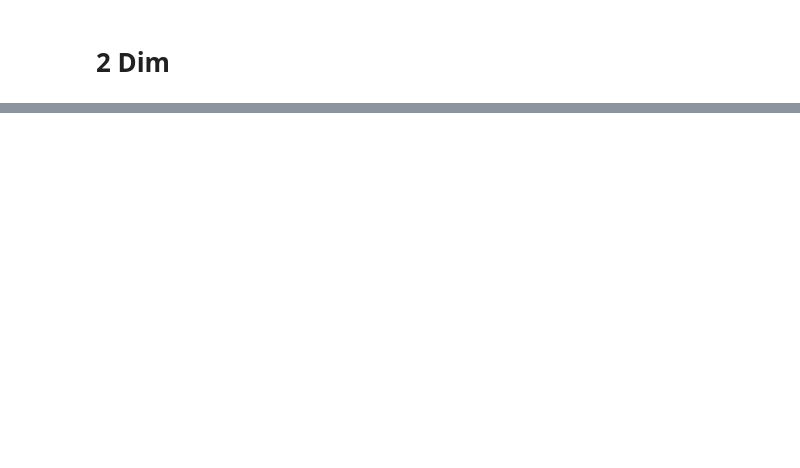
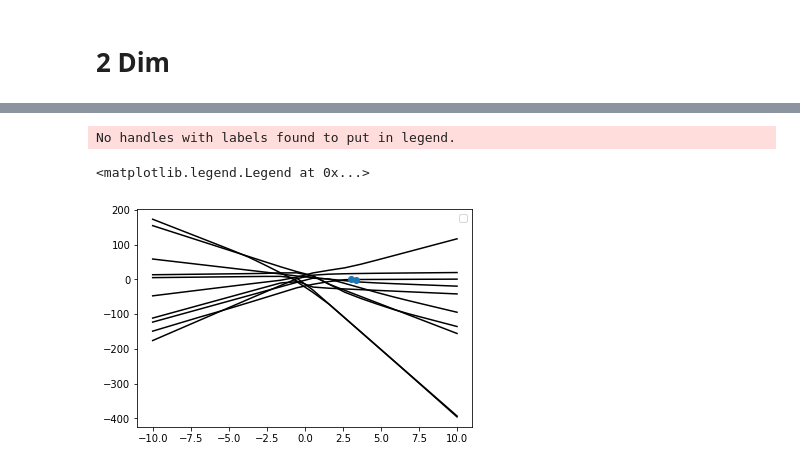
Before and after one commit to lollcat/FAB-2021, a Jupyter notebook: Notebooks/BNNs.ipynb, the cells around one changed output, grey strips where cells are left out. Drawn from its saved outputs; the diff is of its cells as text; code cells hidden in the pictures; blank space fills up the shorter version.

```diff
--- a/Notebooks/BNNs.ipynb
+++ b/Notebooks/BNNs.ipynb
@@ -53,0 +111,17 @@ for _ in range(5):
+# %%
+samples = 10
+samples_w = learnt_sampler.sample((samples,)).detach()
+# %%
+target.set_model_parameters(samples_w)
+# %%
+x_space = torch.linspace(-10, 10, 20)[:, None, None]
+posterior = target.model.posterior_y_given_x(x_space)
+mean = torch.squeeze(posterior.loc.detach())
+# %%
+plt.plot(torch.squeeze(x_space), torch.squeeze(mean), "-", c="black")
+plt.plot(torch.squeeze(target.X), torch.squeeze(target.Y), "o")
+plt.legend()
+# %% [output]
+No handles with labels found to put in legend.
+<matplotlib.legend.Legend at 0x...>
+[figure, added]
```
Also changed, not shown: parts of 17 cells of this notebook, 2 other files.
